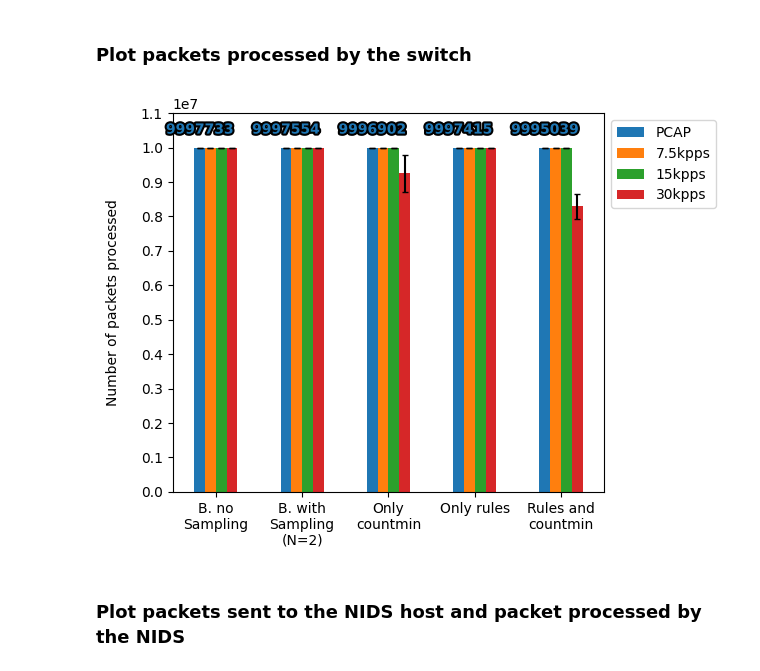
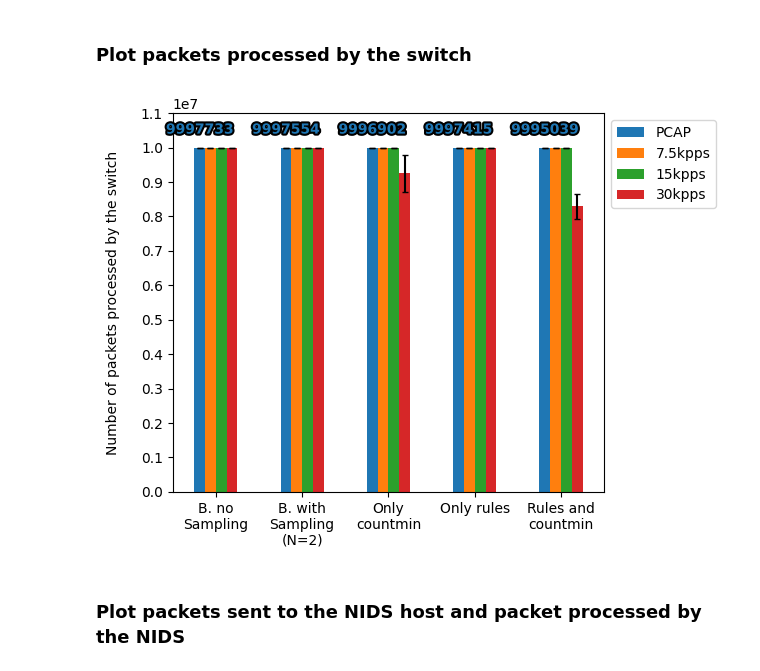
Before and after one commit to HenriqueBBrum/Network-Wide-Rule-Orchestrator, a Jupyter notebook: testing/countmin_and_pps_evaluation/countmin_and_pps_evaluation.ipynb, the cells around one changed output. Cells and saved outputs as stored; diff of their text form; code cells hidden in the pictures.

Commit message:
Created the PCAP analysis notebook

```diff
--- a/testing/countmin_and_pps_evaluation/countmin_and_pps_evaluation.ipynb
+++ b/testing/countmin_and_pps_evaluation/countmin_and_pps_evaluation.ipynb
@@ -67,13 +67,10 @@ Ellipsis
 # %% [markdown]
 ### Read the folder containing all experiments
 # %%
-results_folder = "../../../results"
+results_folder = "../../../results/pps_analysis"
 
 data = []
 for pps_folder in os.listdir(results_folder):
-    if pps_folder == "Experiment":
-        continue
-
     for scenario in os.listdir(os.path.join(results_folder, pps_folder)):
         for experiment_round in os.listdir(os.path.join(results_folder, pps_folder, scenario)):
             abs_path = os.path.join(results_folder, pps_folder, scenario, experiment_round)
@@ -83,5 +80,5 @@ for pps_folder in os.listdir(results_folder):
 
             data.append([pps_folder, scenario, experiment_round, packets_cloned, packets_processed, packets_received_Snort, alerts])
 
-df = pd.DataFrame(data, columns=["pps","scenario","round","packets cloned","packets processed","packets received by snort","alerts"])
+pps_df = pd.DataFrame(data, columns=["pps","scenario","round","packets cloned","packets processed","packets received by snort","alerts"])
 # %% [markdown]
@@ -91,8 +88,8 @@ font = {'size'   : 10}
 plt.rc('font', **font)
 
 # Add a label on top of each bar plot
-def add_value_labels(ax, decimal_format=0, spacing=8, y_spacing=0, color='black'):
-    for rect in ax.patches[0:5]:
+def add_value_labels(ax, slice_, decimal_format=0, spacing=8, y_spacing=0, color='black'):
+    for rect in ax.patches[slice_]:
         # Get X and Y placement of label from rect.
         y_value = rect.get_height()
         x_value = rect.get_x() + rect.get_width() / 2
@@ -131,7 +128,7 @@ def plot_bar_graphs(df, metric, ylabel, yticks_distance, ymargin=0):
     labels = ["B. no\nSampling", "B. with\nSampling\n(N=2)", "Only\ncountmin", "Only rules", "Rules and\ncountmin"]
 
     ax = new_df.plot(kind='bar', yerr=error, error_kw=dict(capsize=2), rot=0)
-    add_value_labels(ax)
+    add_value_labels(ax, slice(0,5))
     ax.margins(y=ymargin)
     plt.xticks([0,1,2,3,4], labels)
     ax.yaxis.set_major_locator(ticker.MultipleLocator(yticks_distance))
@@ -149,9 +146,9 @@ plot_bar_graphs(df, "alerts", "Total number of alerts", 10000, 0.05)
 # %% [markdown]
 ### Plot packets processed by the switch
 # %%
-plot_bar_graphs(df, "packets processed", "Number of packets processed", 1000000, 0.1)
+plot_bar_graphs(pps_df, "packets processed", "Number of packets processed by the switch", 1000000, 0.1)
 # %% [output]
-[figure, old version]
+[figure, new version]
 # %% [markdown]
 ### Plot packets sent to the NIDS host and packet processed by the NIDS
 # %%
```
Also changed, not shown: parts of 7 cells of this notebook, 11 other files.
